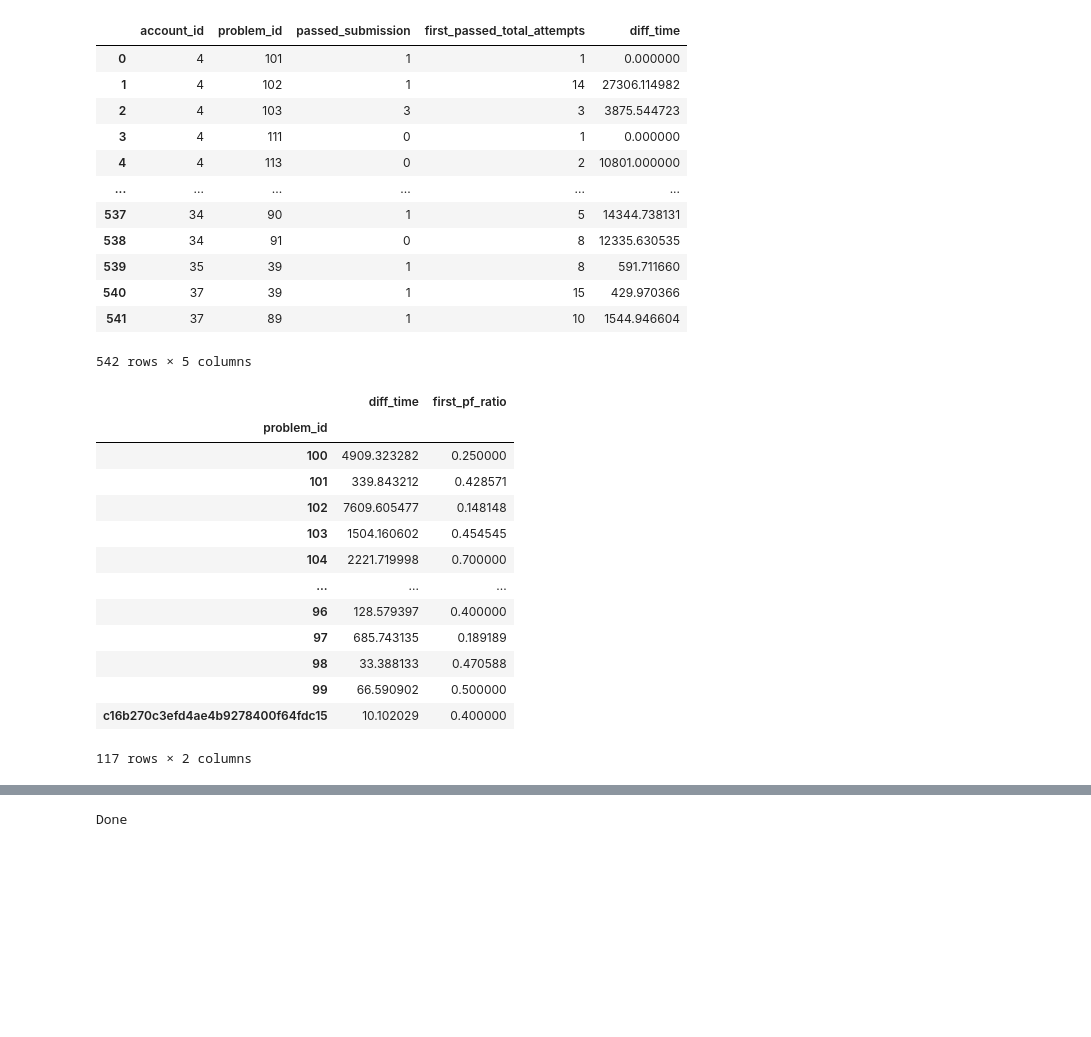
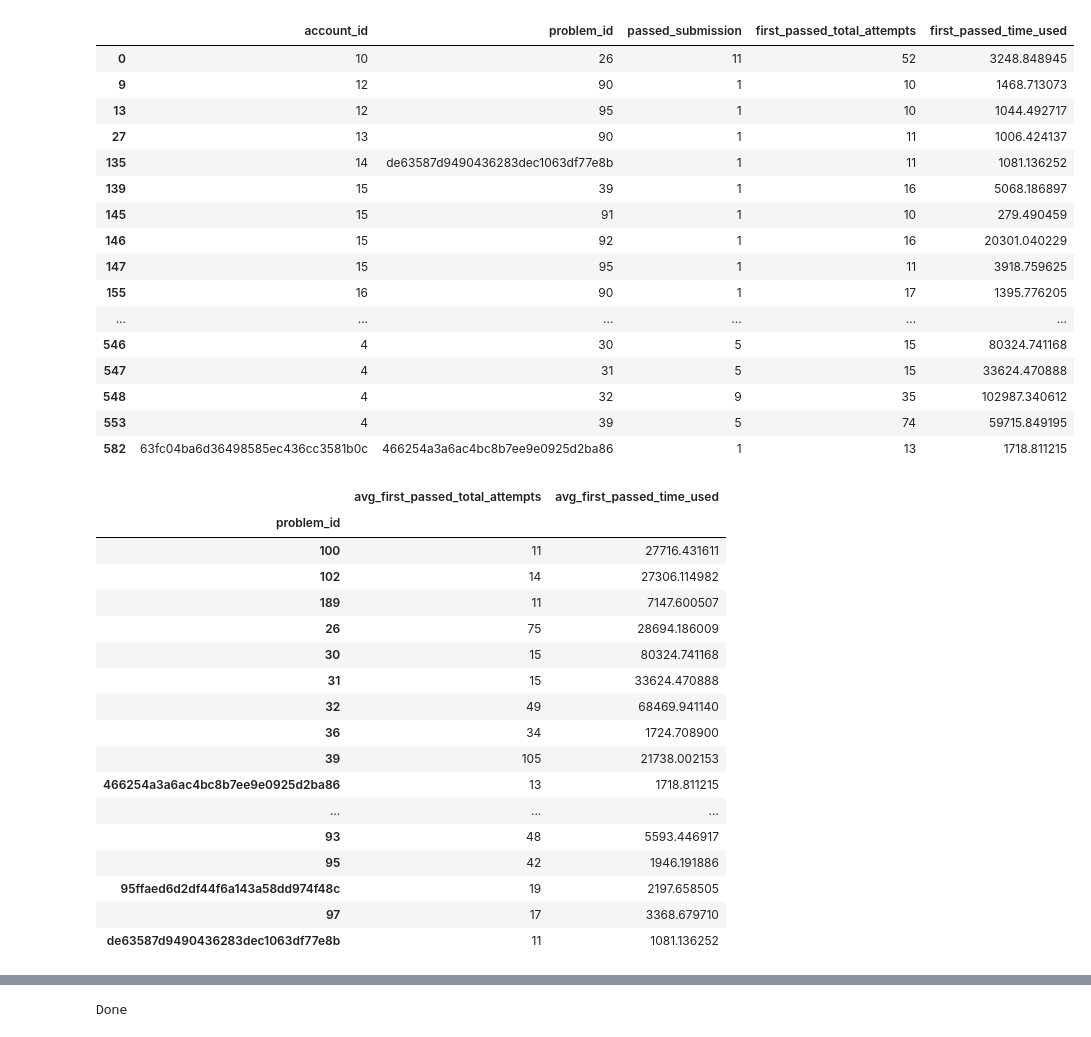
Before and after one commit to KanonKC/Difficulty-Predictor, a Jupyter notebook: ModelGrader/modelgrader_preprocessing2.ipynb, the cells around one changed output, grey strips where cells are left out. Drawn from its saved outputs; the diff is of its cells as text; code cells hidden in the pictures; blank space fills up the shorter version.

```diff
--- a/ModelGrader/modelgrader_preprocessing2.ipynb
+++ b/ModelGrader/modelgrader_preprocessing2.ipynb
@@ -111,49 +111,61 @@ submission_df
 # %%
 grouped_submission_df = submission_df.groupby(['account_id','problem_id']).agg({'is_passed':'sum','date':'count','diff_time':'sum'}).reset_index()
 
 # Rename columns
-grouped_submission_df.rename(columns={'date':'first_passed_total_attempts','is_passed':'passed_submission'}, inplace=True)
+grouped_submission_df.rename(columns={'date':'first_passed_total_attempts','is_passed':'passed_submission','diff_time':'first_passed_time_used'}, inplace=True)
 
+# Drop if first_passed_total_attempts less than 10
+grouped_submission_df = grouped_submission_df[grouped_submission_df['first_passed_total_attempts'] >= 10]
 
 grouped_submission_df
 # %% [output]
-|  | account_id | problem_id | passed_submission | first_passed_total_attempts | diff_time |
-| 0 | 4 | 101 | 1 | 1 | 0.000000 |
-| 1 | 4 | 102 | 1 | 14 | 27306.114982 |
-| 2 | 4 | 103 | 3 | 3 | 3875.544723 |
-| 3 | 4 | 111 | 0 | 1 | 0.000000 |
-| 4 | 4 | 113 | 0 | 2 | 10801.000000 |
+|  | account_id | problem_id | passed_submission | first_passed_total_attempts | first_passed_time_used |
+| 0 | 10 | 26 | 11 | 52 | 3248.848945 |
+| 9 | 12 | 90 | 1 | 10 | 1468.713073 |
+| 13 | 12 | 95 | 1 | 10 | 1044.492717 |
+| 27 | 13 | 90 | 1 | 11 | 1006.424137 |
+| 135 | 14 | de63587d9490436283dec1063df77e8b | 1 | 11 | 1081.136252 |
+| 139 | 15 | 39 | 1 | 16 | 5068.186897 |
+| 145 | 15 | 91 | 1 | 10 | 279.490459 |
+| 146 | 15 | 92 | 1 | 16 | 20301.040229 |
+| 147 | 15 | 95 | 1 | 11 | 3918.759625 |
+| 155 | 16 | 90 | 1 | 17 | 1395.776205 |
 | ... | ... | ... | ... | ... | ... |
-| 537 | 34 | 90 | 1 | 5 | 14344.738131 |
-| 538 | 34 | 91 | 0 | 8 | 12335.630535 |
-| 539 | 35 | 39 | 1 | 8 | 591.711660 |
-| 540 | 37 | 39 | 1 | 15 | 429.970366 |
-| 541 | 37 | 89 | 1 | 10 | 1544.946604 |
+| 546 | 4 | 30 | 5 | 15 | 80324.741168 |
+| 547 | 4 | 31 | 5 | 15 | 33624.470888 |
+| 548 | 4 | 32 | 9 | 35 | 102987.340612 |
+| 553 | 4 | 39 | 5 | 74 | 59715.849195 |
+| 582 | 63fc04ba6d36498585ec436cc3581b0c | 466254a3a6ac4bc8b7ee9e0925d2ba86 | 1 | 13 | 1718.811215 |
-542 rows × 5 columns
 # %%
-grouped_submission_df = grouped_submission_df.groupby(['problem_id']).agg({'passed_submission':'sum','first_passed_total_attempts':'sum','diff_time':'mean'}).reset_index()
+grouped_submission_df = grouped_submission_df.groupby(['problem_id']).agg({'passed_submission':'sum','first_passed_total_attempts':'sum','first_passed_time_used':'mean'}).reset_index()
 
-grouped_submission_df['first_pf_ratio'] = grouped_submission_df['passed_submission'] / grouped_submission_df['first_passed_total_attempts']
-df = grouped_submission_df.drop(['passed_submission','first_passed_total_attempts'], axis=1)
+# grouped_submission_df['first_pf_ratio'] = grouped_submission_df['passed_submission'] / grouped_submission_df['first_passed_total_attempts']
+df = grouped_submission_df.drop(['passed_submission'], axis=1)
+
+df.rename(columns={'first_passed_total_attempts':'avg_first_passed_total_attempts','first_passed_time_used':'avg_first_passed_time_used'}, inplace=True)
 
 # Change problem_id to index
 df.set_index('problem_id', inplace=True)
 df
 # %% [output]
-|  | diff_time | first_pf_ratio |
+|  | avg_first_passed_total_attempts | avg_first_passed_time_used |
 | problem_id |  |  |
-| 100 | 4909.323282 | 0.250000 |
-| 101 | 339.843212 | 0.428571 |
-| 102 | 7609.605477 | 0.148148 |
-| 103 | 1504.160602 | 0.454545 |
-| 104 | 2221.719998 | 0.700000 |
+| 100 | 11 | 27716.431611 |
+| 102 | 14 | 27306.114982 |
+| 189 | 11 | 7147.600507 |
+| 26 | 75 | 28694.186009 |
+| 30 | 15 | 80324.741168 |
+| 31 | 15 | 33624.470888 |
+| 32 | 49 | 68469.941140 |
+| 36 | 34 | 1724.708900 |
+| 39 | 105 | 21738.002153 |
+| 466254a3a6ac4bc8b7ee9e0925d2ba86 | 13 | 1718.811215 |
 | ... | ... | ... |
-| 96 | 128.579397 | 0.400000 |
-| 97 | 685.743135 | 0.189189 |
-| 98 | 33.388133 | 0.470588 |
-| 99 | 66.590902 | 0.500000 |
-| c16b270c3efd4ae4b9278400f64fdc15 | 10.102029 | 0.400000 |
+| 93 | 48 | 5593.446917 |
+| 95 | 42 | 1946.191886 |
+| 95ffaed6d2df44f6a143a58dd974f48c | 19 | 2197.658505 |
+| 97 | 17 | 3368.679710 |
+| de63587d9490436283dec1063df77e8b | 11 | 1081.136252 |
-117 rows × 2 columns
 # %%
 difficulty = json.load(open('difficulty.json'))
 
```
Also changed, not shown: parts of 5 cells of this notebook, 17 other files.
